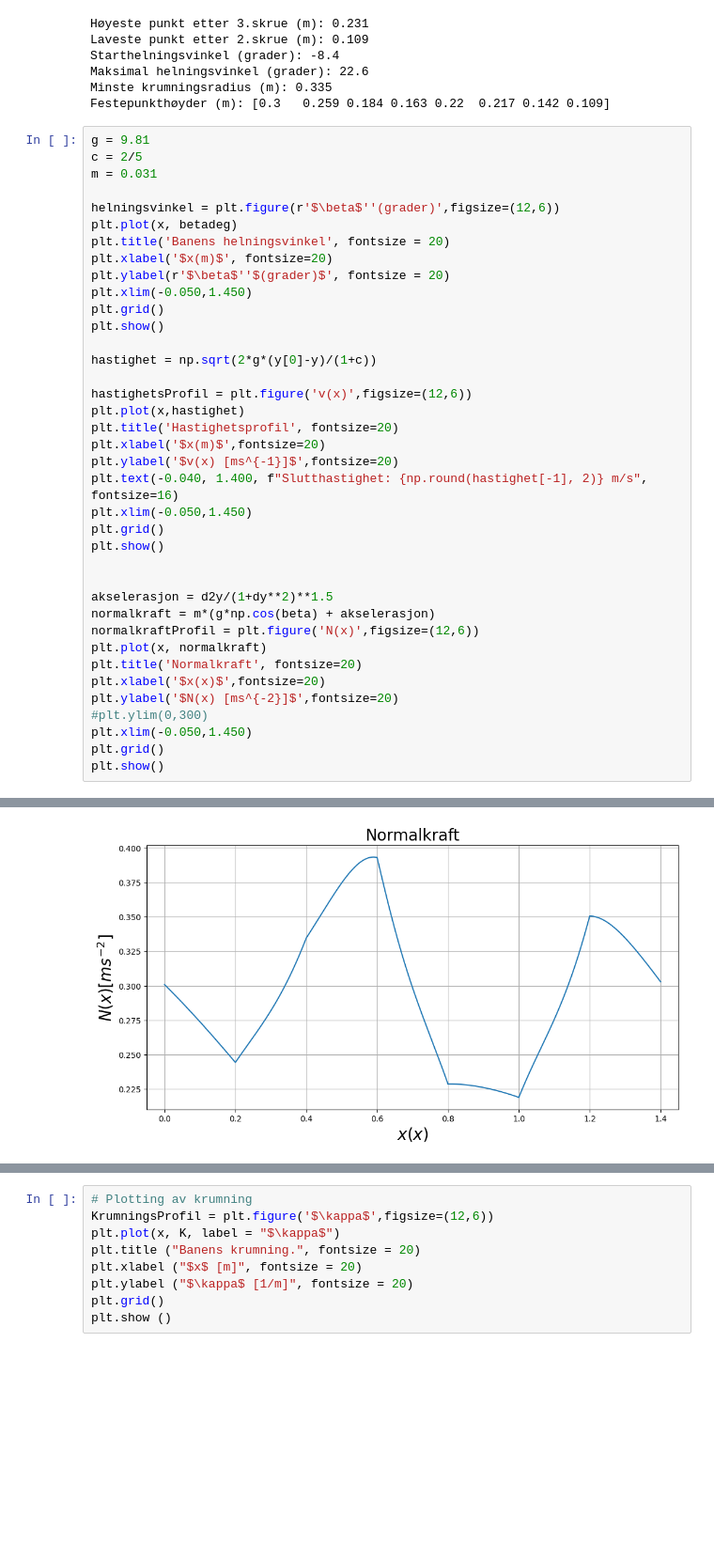
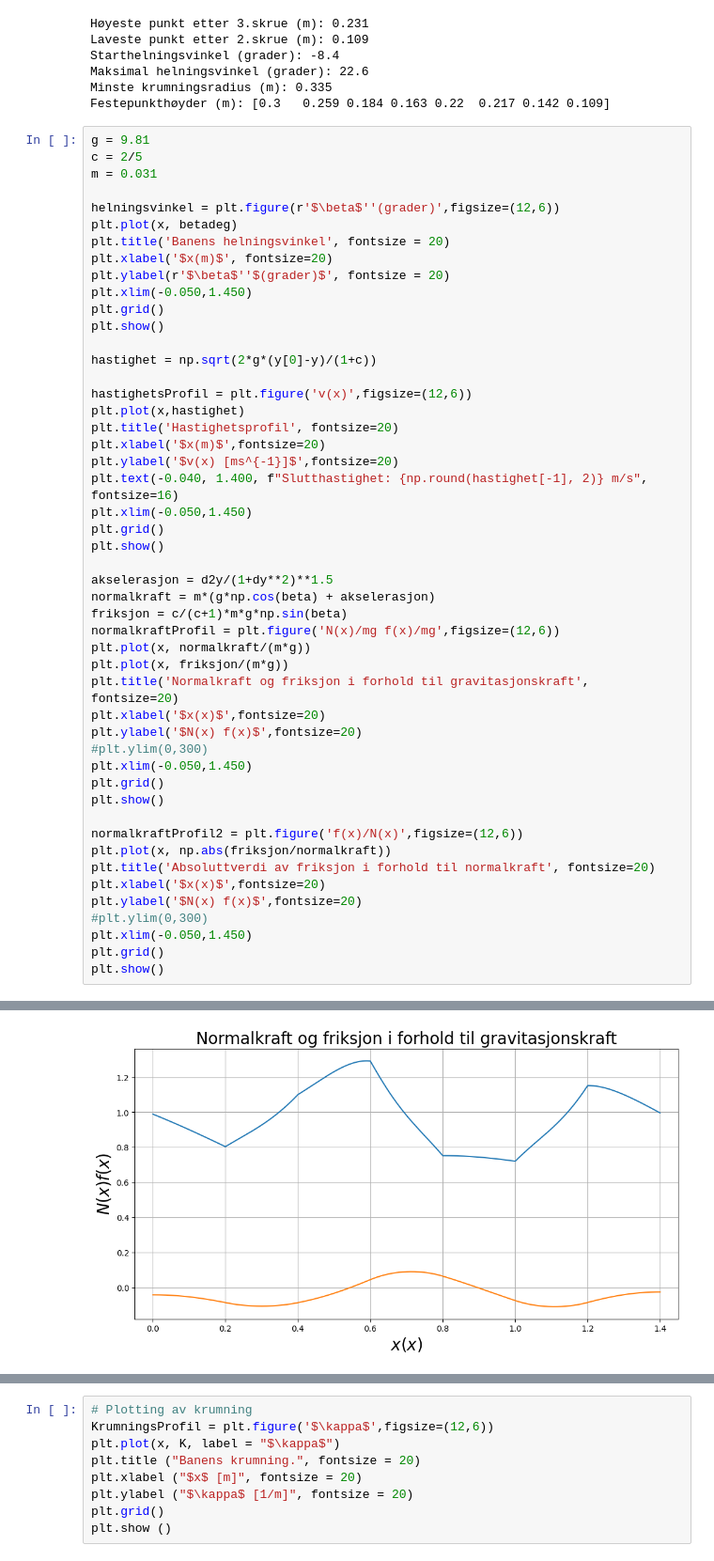
Before and after one commit to Lorangs/FysikkLab, a Jupyter notebook: baneform_V23.ipynb, the cells around one changed output, grey strips where cells are left out. Shown: that part at 94% size. Drawn from its saved outputs; the diff is of its cells as text; blank space fills up the shorter version.

Commit message:
La til friksjon

```diff
--- a/baneform_V23.ipynb
+++ b/baneform_V23.ipynb
@@ -156,36 +156,47 @@ helningsvinkel = plt.figure(r'$\beta$''(grader)',figsize=(12,6))
 plt.plot(x, betadeg)
 plt.title('Banens helningsvinkel', fontsize = 20)
 plt.xlabel('$x(m)$', fontsize=20)
 plt.ylabel(r'$\beta$''$(grader)$', fontsize = 20)
 plt.xlim(-0.050,1.450)
 plt.grid()
 plt.show()
 
 hastighet = np.sqrt(2*g*(y[0]-y)/(1+c))
 
 hastighetsProfil = plt.figure('v(x)',figsize=(12,6))
 plt.plot(x,hastighet)
 plt.title('Hastighetsprofil', fontsize=20)
 plt.xlabel('$x(m)$',fontsize=20)
 plt.ylabel('$v(x) [ms^{-1}]$',fontsize=20)
 plt.text(-0.040, 1.400, f"Slutthastighet: {np.round(hastighet[-1], 2)} m/s", fontsize=16)
 plt.xlim(-0.050,1.450)
 plt.grid()
 plt.show()
 
-
 akselerasjon = d2y/(1+dy**2)**1.5
 normalkraft = m*(g*np.cos(beta) + akselerasjon)
-normalkraftProfil = plt.figure('N(x)',figsize=(12,6))
-plt.plot(x, normalkraft)
-plt.title('Normalkraft', fontsize=20)
+friksjon = c/(c+1)*m*g*np.sin(beta)
+normalkraftProfil = plt.figure('N(x)/mg f(x)/mg',figsize=(12,6))
+plt.plot(x, normalkraft/(m*g))
+plt.plot(x, friksjon/(m*g))
+plt.title('Normalkraft og friksjon i forhold til gravitasjonskraft', fontsize=20)
 plt.xlabel('$x(x)$',fontsize=20)
-plt.ylabel('$N(x) [ms^{-2}]$',fontsize=20)
+plt.ylabel('$N(x) f(x)$',fontsize=20)
 #plt.ylim(0,300)
 plt.xlim(-0.050,1.450)
 plt.grid()
 plt.show()
+
+normalkraftProfil2 = plt.figure('f(x)/N(x)',figsize=(12,6))
+plt.plot(x, np.abs(friksjon/normalkraft))
+plt.title('Absoluttverdi av friksjon i forhold til normalkraft', fontsize=20)
+plt.xlabel('$x(x)$',fontsize=20)
+plt.ylabel('$N(x) f(x)$',fontsize=20)
+#plt.ylim(0,300)
+plt.xlim(-0.050,1.450)
+plt.grid()
+plt.show()
 # %% [output]
 [figure]
 [figure]
-[figure, old version]
+[figure, new version]
```
Also changed, not shown: parts of 1 cell of this notebook.
